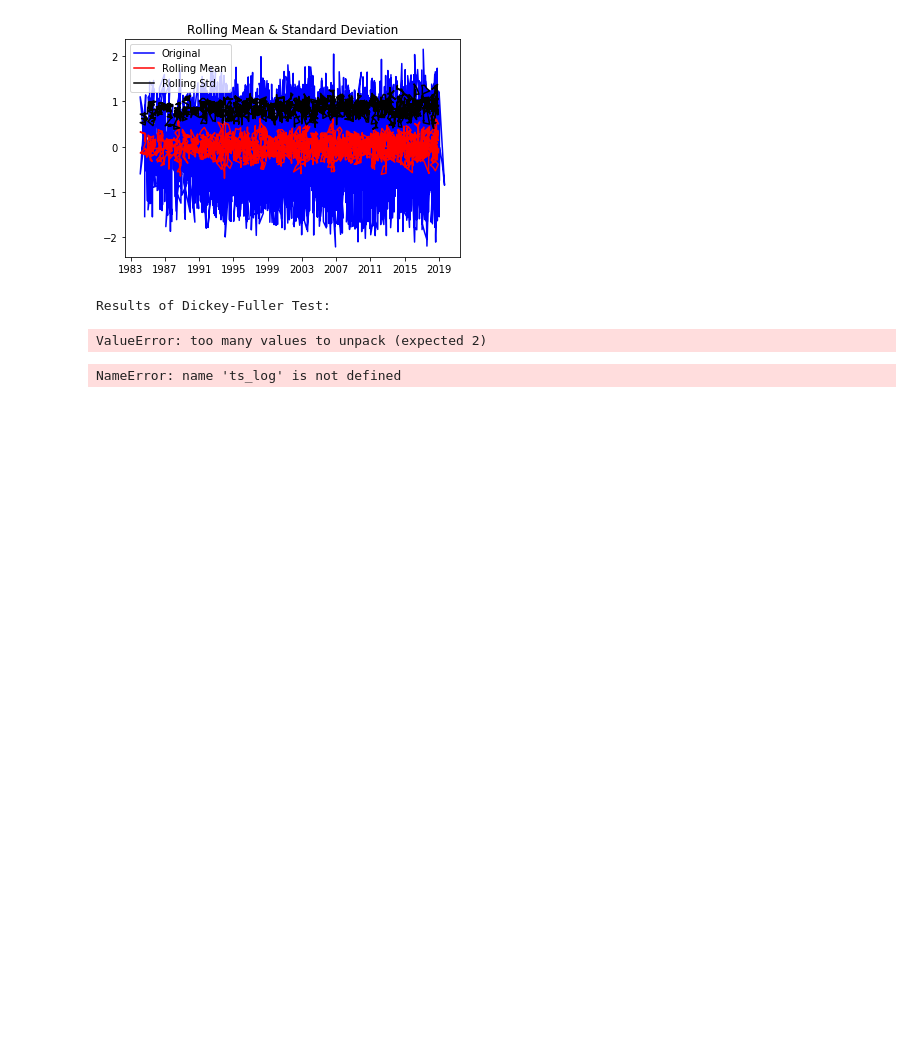
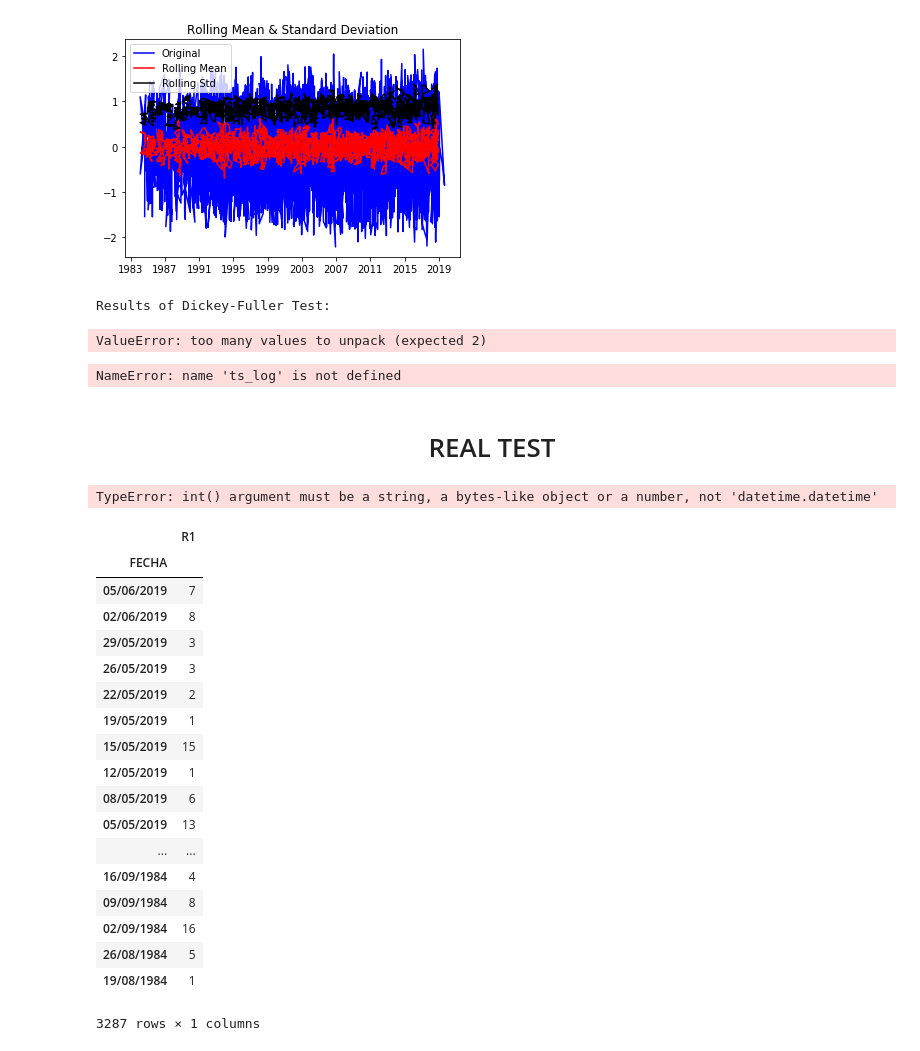
Before and after one commit to amcm329/MLT, a Jupyter notebook: MLTSingleVariableTimeSeries.ipynb, the cells around one changed output. Cells and saved outputs as stored; diff of their text form; code cells hidden in the pictures; blank space fills up the shorter version.

Commit message:
recent changes regarding predict

```diff
--- a/MLTSingleVariableTimeSeries.ipynb
+++ b/MLTSingleVariableTimeSeries.ipynb
@@ -149,0 +152,2 @@ https://stackoverflow.com/questions/53576443/attributeerror-module-pandas-has-no
+# %% [markdown]
+# <center> REAL TEST </center>
@@ -149,0 +160,71 @@ https://stackoverflow.com/questions/53576443/attributeerror-module-pandas-has-no
+# %%
+import numpy as np
+import pandas as pd
+import matplotlib.pyplot as plt
+from statsmodels.tsa.arima_model import ARIMA
+from pandas import datetime
+%matplotlib inline
+
+#read the data
+df = pd.read_csv("/home/usuario/Descargas/Melate.csv")#,parse_dates=[['FECHA']])
+
+#Eliminating other variables.
+df1 = df[['R1','FECHA']]
+df['FECHA'] = pd.to_datetime(df['FECHA'])
+df1.index = df1.FECHA
+#df1 = df1.set_index('datetime')
+df1 = df1.drop(['FECHA'], axis=1)
+#df1
+
+
+ts_log = np.log(df1)
+#plt.plot(ts_log)
+#moving_avg =  ts_log.rolling(12).mean()
+#plt.plot(ts_log)
+#plt.plot(moving_avg, color='red')
+
+
+
+
+ts_log_diff = ts_log - ts_log.shift()
+#plt.plot(ts_log_diff)
+
+model = ARIMA(ts_log, order=(2, 1, 2))
+results_ARIMA = model.fit(disp=-1)
+#plt.plot(ts_log_diff)
+#plt.plot(results_ARIMA.fittedvalues, color='red')
+#plt.title('RSS: %.4f'% sum((results_ARIMA.fittedvalues-ts_log_diff)**2))
+#results_ARIMA.fittedvalues*100
+
+#print(ts_log)
+start_index = datetime(2019, 6, 5)
+end_index = datetime(2019,6, 9)
+
+#start_index = '05-06-2019'
+#end_index = '09-06-2019'
+#print(model.forecast)
+model.predict(results_ARIMA,start = start_index, end = end_index)
+# %% [output]
+TypeError: int() argument must be a string, a bytes-like object or a number, not 'datetime.datetime'
+# %%
+df1
+# %% [output]
+|  | R1 |
+| FECHA |  |
+| 05/06/2019 | 7 |
+| 02/06/2019 | 8 |
+| 29/05/2019 | 3 |
+| 26/05/2019 | 3 |
+| 22/05/2019 | 2 |
+| 19/05/2019 | 1 |
+| 15/05/2019 | 15 |
+| 12/05/2019 | 1 |
+| 08/05/2019 | 6 |
+| 05/05/2019 | 13 |
+| ... | ... |
+| 16/09/1984 | 4 |
+| 09/09/1984 | 8 |
+| 02/09/1984 | 16 |
+| 26/08/1984 | 5 |
+| 19/08/1984 | 1 |
+3287 rows × 1 columns
```
Also changed, not shown: parts of 2 cells of this notebook.
